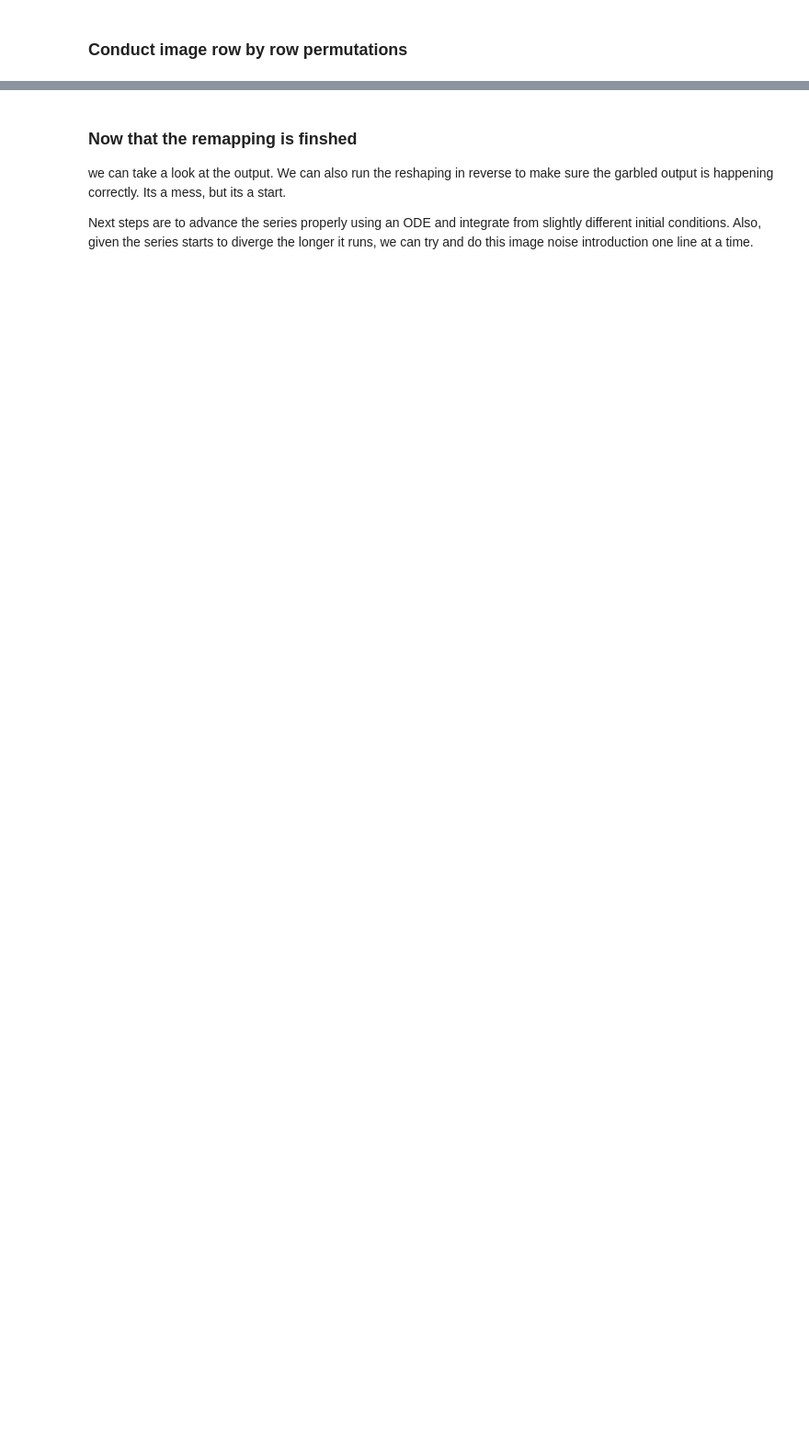
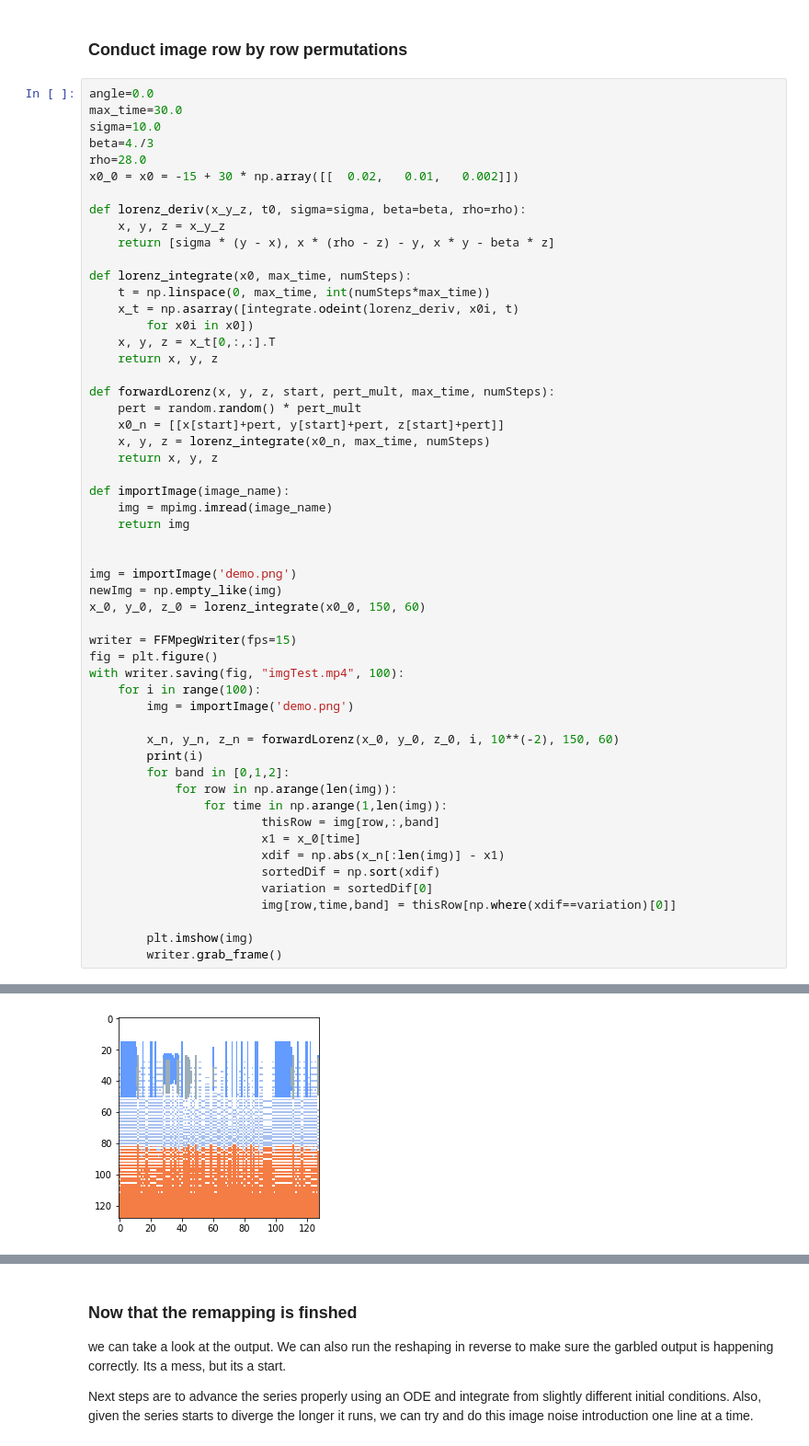
Before and after one commit to djkrofch/chaoticImages, a Jupyter notebook: ChaoticImageEncoding.ipynb, the cells around one changed output, grey strips where cells are left out. Shown at 92% size. Saved outputs shown, nothing was run; the diff lists cells and outputs as text; blank space fills up the shorter version.

```diff
--- a/ChaoticImageEncoding.ipynb
+++ b/ChaoticImageEncoding.ipynb
@@ -156,2 +142,57 @@ L2 = L2[:1600]
 # %% [markdown]
 ### Conduct image row by row permutations
+# %%
+angle=0.0
+max_time=30.0
+sigma=10.0
+beta=4./3
+rho=28.0
+x0_0 = x0 = -15 + 30 * np.array([[  0.02,   0.01,   0.002]])
+
+def lorenz_deriv(x_y_z, t0, sigma=sigma, beta=beta, rho=rho):
+    x, y, z = x_y_z
+    return [sigma * (y - x), x * (rho - z) - y, x * y - beta * z]
+
+def lorenz_integrate(x0, max_time, numSteps):
+    t = np.linspace(0, max_time, int(numSteps*max_time))
+    x_t = np.asarray([integrate.odeint(lorenz_deriv, x0i, t)
+        for x0i in x0])
+    x, y, z = x_t[0,:,:].T
+    return x, y, z
+
+def forwardLorenz(x, y, z, start, pert_mult, max_time, numSteps):
+    pert = random.random() * pert_mult
+    x0_n = [[x[start]+pert, y[start]+pert, z[start]+pert]]
+    x, y, z = lorenz_integrate(x0_n, max_time, numSteps)
+    return x, y, z
+
+def importImage(image_name):
+    img = mpimg.imread(image_name)
+    return img
+
+
+img = importImage('demo.png')
+newImg = np.empty_like(img)
+x_0, y_0, z_0 = lorenz_integrate(x0_0, 150, 60)
+
+writer = FFMpegWriter(fps=15)
+fig = plt.figure()
+with writer.saving(fig, "imgTest.mp4", 100):
+    for i in range(100):
+        img = importImage('demo.png')
+
+        x_n, y_n, z_n = forwardLorenz(x_0, y_0, z_0, i, 10**(-2), 150, 60)
+        print(i)
+        for band in [0,1,2]:
+            for row in np.arange(len(img)):
+                for time in np.arange(1,len(img)):
+                        thisRow = img[row,:,band]
+                        x1 = x_0[time]
+                        xdif = np.abs(x_n[:len(img)] - x1)
+                        sortedDif = np.sort(xdif)
+                        variation = sortedDif[0]
+                        img[row,time,band] = thisRow[np.where(xdif==variation)[0]]
+
+        plt.imshow(img)
+        writer.grab_frame()
+# %% [output]
@@ -157,0 +216 @@ L2 = L2[:1600]
+[figure, added]
```
Also changed, not shown: parts of 12 cells of this notebook.
